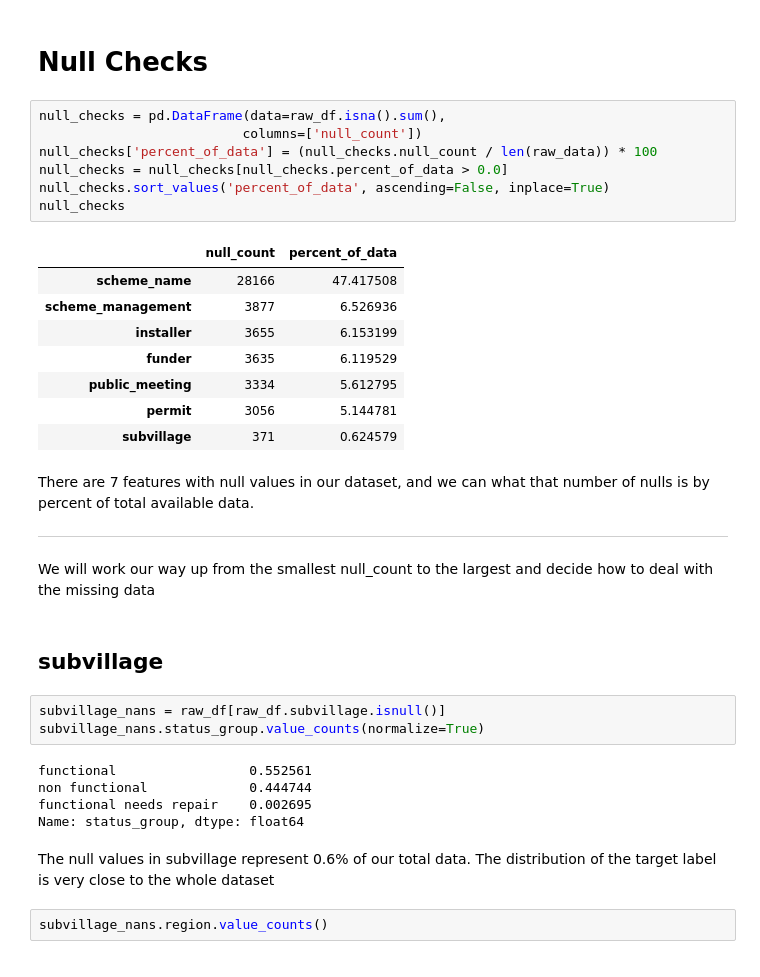
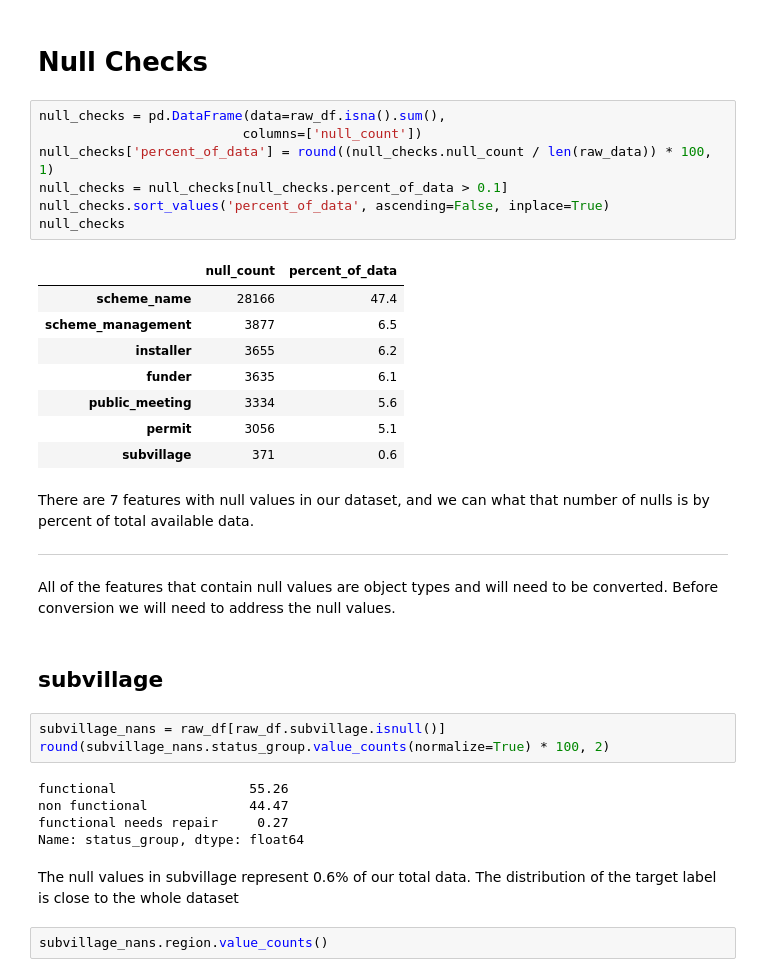
Before and after one commit to brtracy/phase_3_project, a Jupyter notebook: EDA.ipynb, the cells around one changed output. Drawn from its saved outputs; the diff is of its cells as text.

Commit message:
finished null check

```diff
--- a/EDA.ipynb
+++ b/EDA.ipynb
@@ -80,35 +80,35 @@ Before any modeling can occur we must check and deal with null values
 # %%
 null_checks = pd.DataFrame(data=raw_df.isna().sum(),
                           columns=['null_count'])
-null_checks['percent_of_data'] = (null_checks.null_count / len(raw_data)) * 100
-null_checks = null_checks[null_checks.percent_of_data > 0.0]
+null_checks['percent_of_data'] = round((null_checks.null_count / len(raw_data)) * 100, 1)
+null_checks = null_checks[null_checks.percent_of_data > 0.1]
 null_checks.sort_values('percent_of_data', ascending=False, inplace=True)
 null_checks
 # %% [output]
 |  | null_count | percent_of_data |
-| scheme_name | 28166 | 47.417508 |
-| scheme_management | 3877 | 6.526936 |
-| installer | 3655 | 6.153199 |
-| funder | 3635 | 6.119529 |
-| public_meeting | 3334 | 5.612795 |
-| permit | 3056 | 5.144781 |
-| subvillage | 371 | 0.624579 |
+| scheme_name | 28166 | 47.4 |
+| scheme_management | 3877 | 6.5 |
+| installer | 3655 | 6.2 |
+| funder | 3635 | 6.1 |
+| public_meeting | 3334 | 5.6 |
+| permit | 3056 | 5.1 |
+| subvillage | 371 | 0.6 |
 # %% [markdown]
 There are 7 features with null values in our dataset, and we can what that number of nulls is by percent of total available data.
 ______
-We will work our way up from the smallest null_count to the largest and decide how to deal with the missing data
+All of the features that contain null values are object types and will need to be converted. Before conversion we will need to address the null values.
 # %% [markdown]
 ## subvillage
 # %%
 subvillage_nans = raw_df[raw_df.subvillage.isnull()]
-subvillage_nans.status_group.value_counts(normalize=True)
+round(subvillage_nans.status_group.value_counts(normalize=True) * 100, 2)
 # %% [output]
-functional                 0.552561
-non functional             0.444744
-functional needs repair    0.002695
+functional                 55.26
+non functional             44.47
+functional needs repair     0.27
 Name: status_group, dtype: float64
 # %% [markdown]
-The null values in subvillage represent 0.6% of our total data. The distribution of the target label is very close to the whole dataset
+The null values in subvillage represent 0.6% of our total data. The distribution of the target label is close to the whole dataset
 # %%
 subvillage_nans.region.value_counts()
 # %% [output]
```
Also changed, not shown: parts of 42 cells of this notebook.
